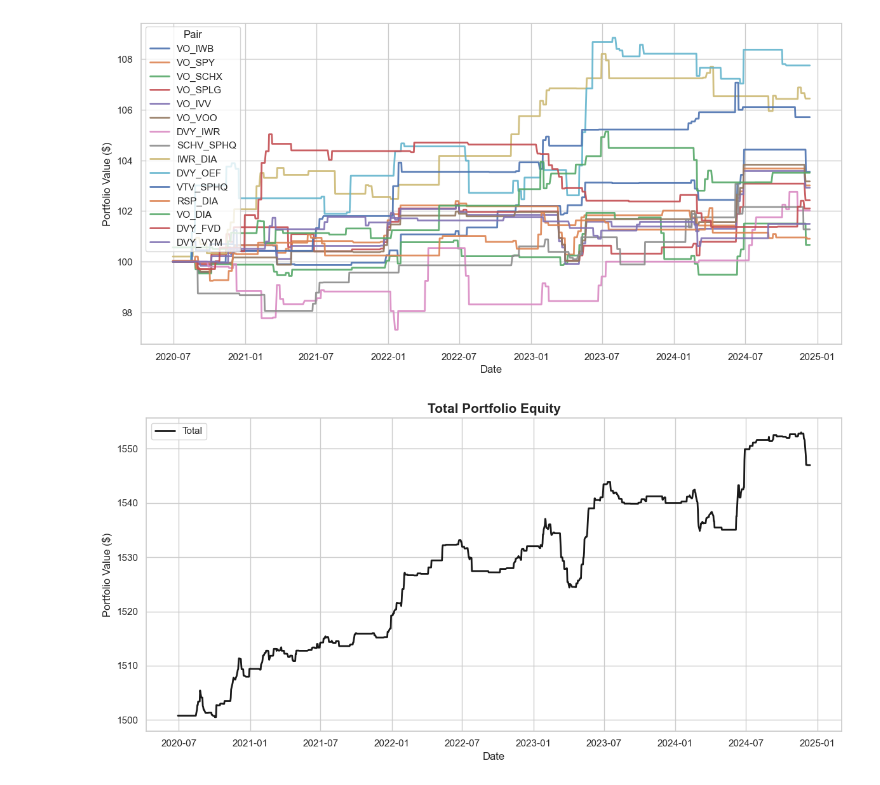
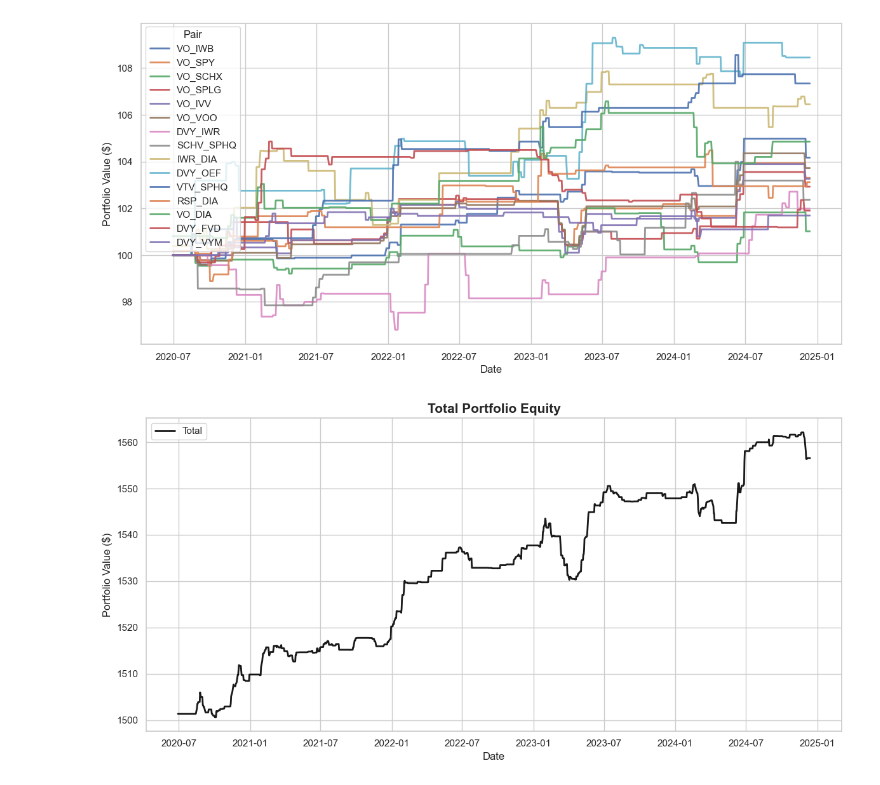
Before and after one commit to akshathp0/etf-pairs-trading, a Jupyter notebook: models/xgboost.ipynb, the cells around one changed output. Cells and saved outputs as stored; diff of their text form; code cells hidden in the pictures.

Commit message:
hedge ratio position sizings tested

```diff
--- a/models/xgboost.ipynb
+++ b/models/xgboost.ipynb
@@ -4,6 +4,7 @@ import numpy as np, random, os
 from xgboost import XGBClassifier
 from sklearn.model_selection import GridSearchCV, TimeSeriesSplit
 from sklearn.metrics import classification_report, confusion_matrix, accuracy_score
+import statsmodels.api as sm
 from collections import Counter
 import matplotlib.pyplot as plt
 import seaborn as sns
@@ -95,6 +96,11 @@ def process_pair(etf1, etf2, price_data, lookback = 60):
 
     return df.dropna()
 
+def find_beta(asset1, asset2):
+    X = sm.add_constant(asset2)
+    model = sm.OLS(asset1, X).fit()
+    beta = model.params[1]
+    return beta
 
 feature_cols = [
     'spread', 'zscore',
@@ -116,11 +122,14 @@ param_grid = {
 cv = TimeSeriesSplit(n_splits = 5)
 
 pair_models = {}
+pair_betas = {}
 
 for etf1, etf2 in etf_pairs:
     pair_name = f"{etf1}_{etf2}"
 
     train_pair = process_pair(etf1, etf2, train_prices)
+    beta = find_beta(train_pair["etf1"], train_pair["etf2"])
+    pair_betas[pair_name] = beta
     test_pair = process_pair(etf1, etf2, test_prices)
 
     X_train, y_train = train_pair[feature_cols], train_pair["target"]
@@ -285,11 +294,13 @@ def simulate_pair(
     initial_cash_per_pair = 100.0,
     holding_period = 5,
     entry_threshold = 1.8,
-    use_compounding = True
+    use_compounding = False,
+    sizing_mode = "dollar"
 ):
     df = pair_df.sort_index().copy()
     pair_name = df["pair"].iloc[0]
     cash = float(initial_cash_per_pair)
+    df["beta"] = pair_betas[pair_name]
 
     equity = pd.Series(index = df.index, dtype = float)
     equity.iloc[0] = initial_cash_per_pair
@@ -314,18 +325,36 @@ def simulate_pair(
             price1_out, price2_out = df.iloc[exit_idx]["etf1"], df.iloc[exit_idx]["etf2"]
 
             notional = cash if use_compounding else initial_cash_per_pair
-            long_dollars, short_dollars = notional / 2.0, notional / 2.0
 
-            if row["zscore"] > 0:
-                shares_short1 = short_dollars / price1_in
-                shares_long2  = long_dollars / price2_in
-                pnl = (shares_long2 * (price2_out - price2_in)) + (shares_short1 * (price1_in - price1_out))
-                direction = "Short ETF1 / Long ETF2"
-            else:
-                shares_long1  = long_dollars / price1_in
-                shares_short2 = short_dollars / price2_in
-                pnl = (shares_long1 * (price1_out - price1_in)) + (shares_short2 * (price2_in - price2_out))
-                direction = "Long ETF1 / Short ETF2"
+            if (sizing_mode == "dollar"):
+                long_dollars, short_dollars = notional * 0.5, notional * 0.5
+
+                if row["zscore"] > 0:
+                    shares_short1 = short_dollars / price1_in
+                    shares_long2  = long_dollars / price2_in
+                    pnl = (shares_long2 * (price2_out - price2_in)) + (shares_short1 * (price1_in - price1_out))
+                    direction = "Short ETF1 / Long ETF2"
+                else:
+                    shares_long1  = long_dollars / price1_in
+                    shares_short2 = short_dollars / price2_in
+                    pnl = (shares_long1 * (price1_out - price1_in)) + (shares_short2 * (price2_in - price2_out))
+                    direction = "Long ETF1 / Short ETF2"
+
+            elif (sizing_mode == "hedge"):
+                beta = abs(float(df["beta"].iloc[0]))
+
+                q = notional / (price1_in + beta * price2_in)
+
+                if row["zscore"] > 0:
+                    shares_short1 = q
+                    shares_long2  = beta * q
+                    pnl = (shares_long2 * (price2_out - price2_in)) + (shares_short1 * (price1_in - price1_out))
+                    direction = "Short ETF1 / Long ETF2"
+                else:
+                    shares_long1  = q
+                    shares_short2 = beta * q
+                    pnl = (shares_long1 * (price1_out - price1_in)) + (shares_short2 * (price2_in - price2_out))
+                    direction = "Long ETF1 / Short ETF2"
 
             cash += pnl
             equity.loc[entry_date:exit_date] = cash
@@ -362,7 +391,7 @@ for etf1, etf2 in etf_pairs:
     test_pair['prediction'] = model.predict(X_test_pair)
     test_pair['prob'] = model.predict_proba(X_test_pair)[:, 1]
 
-    equity, trades = simulate_pair(test_pair)
+    equity, trades = simulate_pair(test_pair, sizing_mode = "hedge")
 
     pair_results.append({
         "pair": pair_name,
@@ -405,33 +434,33 @@ sns.lineplot(
     y = combined_equity.values,
     label = "Total",
     color = "black",
     linewidth = 2,
     alpha = 0.9
 )
 plt.title("Total Portfolio Equity", fontsize = 15, weight="bold")
 plt.xlabel("Date", fontsize = 12)
 plt.ylabel("Portfolio Value ($)", fontsize = 12)
 plt.legend(frameon = True)
 plt.grid(True)
 plt.tight_layout()
 plt.show()
 
 print("Summary")
 for result in pair_results:
     print(f"{result['pair']}: Final Value = ${result['final_value']:.2f}, "
           f"Total Return = {result['total_return']:.2f}%, Trades = {result['n_trades']}")
 
 initial_total_value = combined_equity.iloc[0]
 final_total_value = combined_equity.iloc[-1]
 total_return_pct = (final_total_value - initial_total_value) / initial_total_value * 100
 
 print("\nTotal Portfolio Performance")
 print(f"Initial Portfolio Value: ${initial_total_value:,.2f}")
 print(f"Final Portfolio Value:   ${final_total_value:,.2f}")
 print(f"Total Return:            {total_return_pct:.2f}%")
 
 combined_equity.to_csv("equity_curves/xgboost_equity.csv", header = ["Portfolio Value"])
 # %% [output]
-[figure, old version]
+[figure, new version]
-[figure, old version]
+[figure, new version]
 Summary
```
Also changed, not shown: parts of 4 cells of this notebook, 10 other files.
